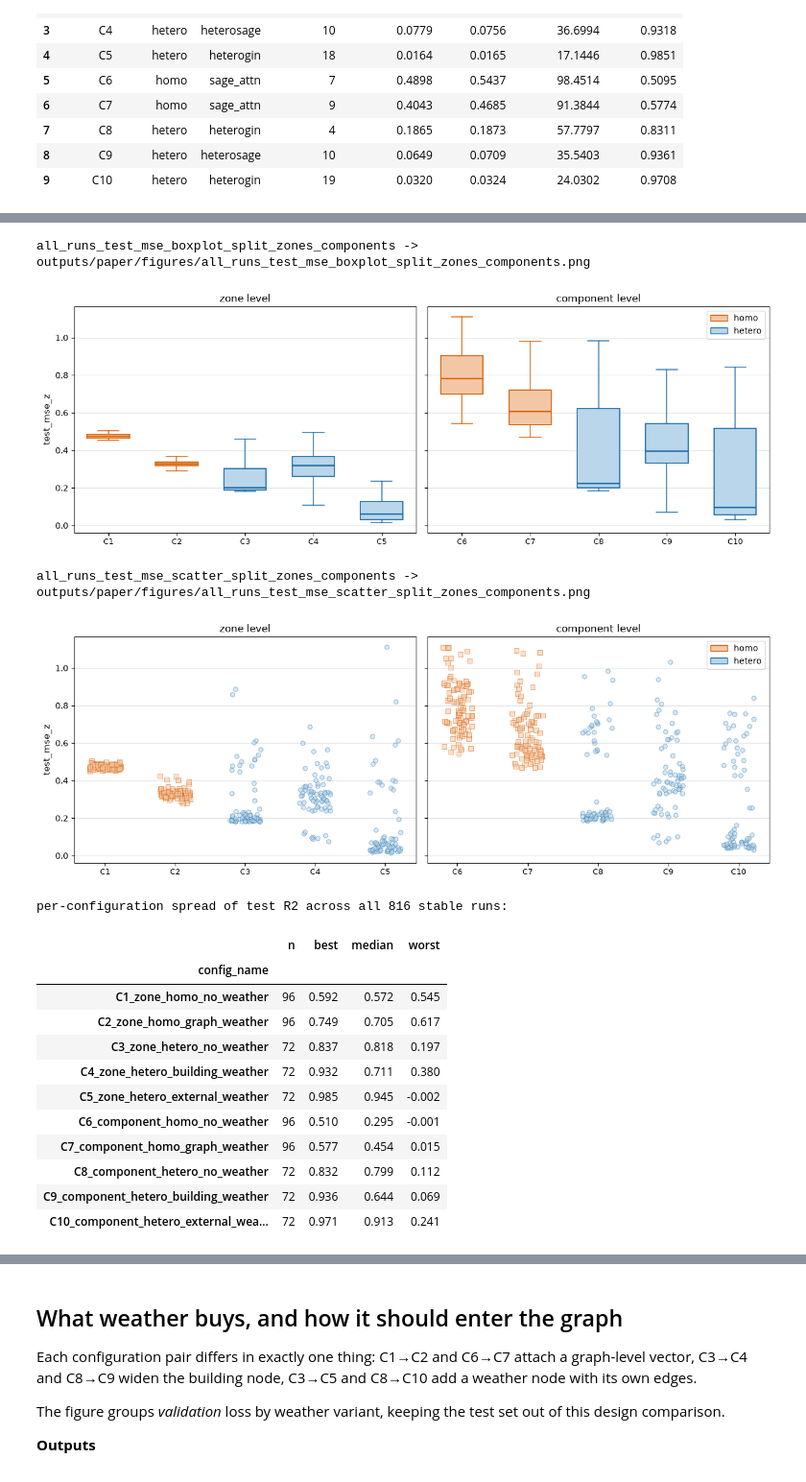
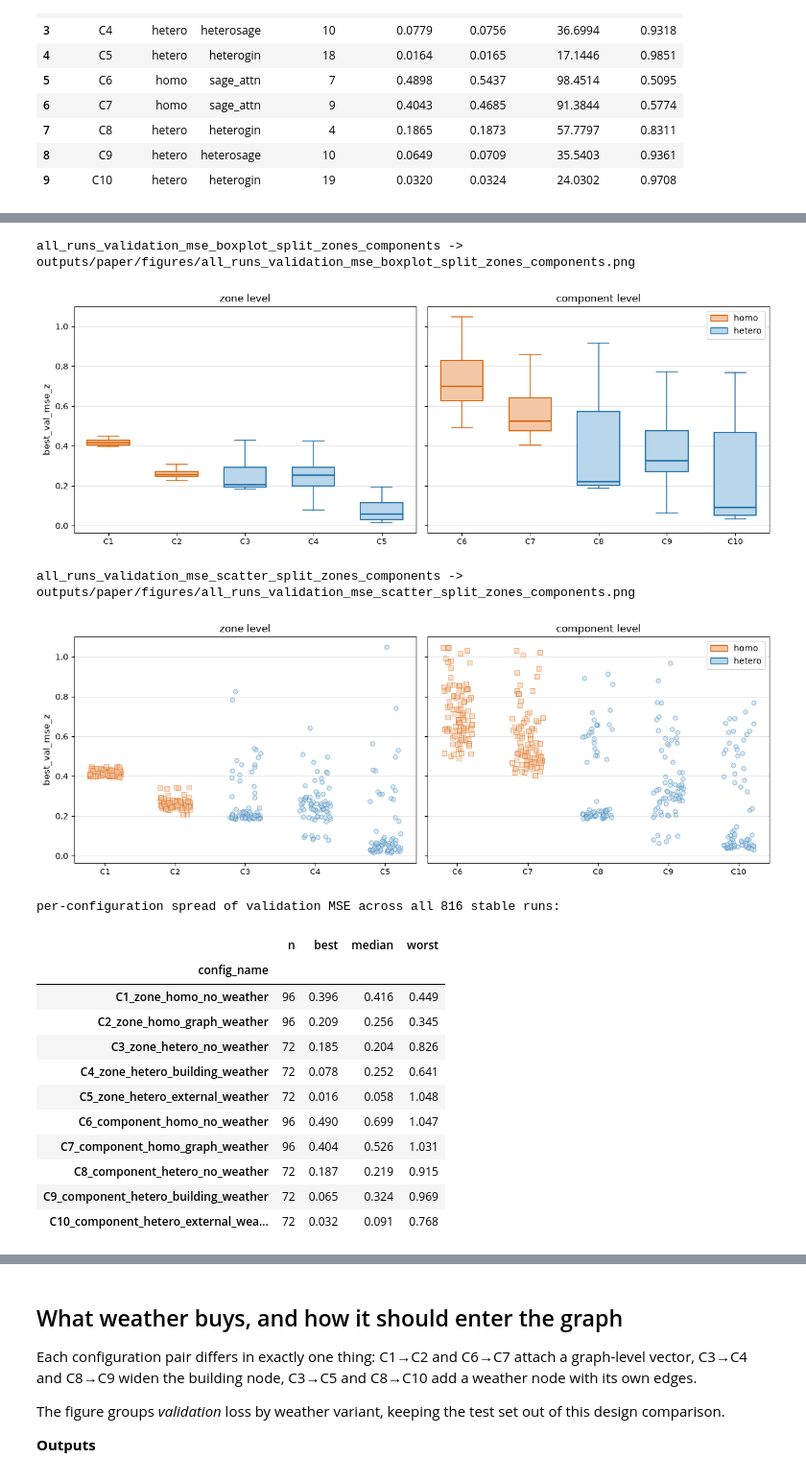
Before and after one commit to adalach/BuildingEnergyGraphs, a Jupyter notebook: notebooks/BEG_05_Results.ipynb, the cells around one changed output, grey strips where cells are left out. Shown at 96% size. Drawn from its saved outputs; the diff is of its cells as text; code cells hidden in the pictures.

Commit message:
Report all-run results from validation metrics

```diff
--- a/notebooks/BEG_05_Results.ipynb
+++ b/notebooks/BEG_05_Results.ipynb
@@ -290,40 +286,40 @@ graph size.
 # %%
-all_runs_table = R.summarise_all_runs(stable)
-all_runs_table.to_csv(TABLES_DIR / "test_summary_all_runs_config_model_key.csv", index=False)
+validation_runs_table = R.summarise_validation_runs(stable)
+validation_runs_table.to_csv(TABLES_DIR / "validation_summary_all_runs_config_model_key.csv", index=False)
 
 for name, figure in (
-    ("all_runs_test_mse_boxplot_split_zones_components", P.plot_all_runs_boxplot(stable)),
-    ("all_runs_test_mse_scatter_split_zones_components", P.plot_all_runs_scatter(stable)),
+    ("all_runs_validation_mse_boxplot_split_zones_components", P.plot_all_runs_boxplot(stable)),
+    ("all_runs_validation_mse_scatter_split_zones_components", P.plot_all_runs_scatter(stable)),
 ):
     written = P.save_figure(figure, FIGURES_DIR / f"{name}.png", dpi=FIGURE_DPI, formats=FIGURE_FORMATS)
     print(f"{name} -> {display_path(written[0])}")
     show(figure)
 
-print(f"\nper-configuration spread of test R2 across all {len(stable)} stable runs:")
+print(f"\nper-configuration spread of validation MSE across all {len(stable)} stable runs:")
 display(
-    stable.assign(test_r2_raw=lambda d: pd.to_numeric(d["test_r2_raw"], errors="coerce"))
-        .groupby("config_name")["test_r2_raw"]
-        .agg(n="size", best="max", median="median", worst="min")
+    stable.assign(best_val_mse_z=lambda d: pd.to_numeric(d["best_val_mse_z"], errors="coerce"))
+        .groupby("config_name")["best_val_mse_z"]
+        .agg(n="size", best="min", median="median", worst="max")
         .reindex(sorted(stable["config_name"].unique(), key=sort_key))
         .round(3)
 )
 
-all_runs_table.head(12).round(4)
+validation_runs_table.head(12).round(4)
 # %% [output]
-all_runs_test_mse_boxplot_split_zones_components -> outputs/paper/figures/all_runs_test_mse_boxplot_split_zones_components.png
+all_runs_validation_mse_boxplot_split_zones_components -> outputs/paper/figures/all_runs_validation_mse_boxplot_split_zones_components.png
-[figure, old version]
+[figure, new version]
-all_runs_test_mse_scatter_split_zones_components -> outputs/paper/figures/all_runs_test_mse_scatter_split_zones_components.png
+all_runs_validation_mse_scatter_split_zones_components -> outputs/paper/figures/all_runs_validation_mse_scatter_split_zones_components.png
-[figure, old version]
+[figure, new version]
-per-configuration spread of test R2 across all 816 stable runs:
+per-configuration spread of validation MSE across all 816 stable runs:
 |  | n | best | median | worst |
 | config_name |  |  |  |  |
-| C1_zone_homo_no_weather | 96 | 0.592 | 0.572 | 0.545 |
-| C2_zone_homo_graph_weather | 96 | 0.749 | 0.705 | 0.617 |
-| C3_zone_hetero_no_weather | 72 | 0.837 | 0.818 | 0.197 |
-| C4_zone_hetero_building_weather | 72 | 0.932 | 0.711 | 0.380 |
-| C5_zone_hetero_external_weather | 72 | 0.985 | 0.945 | -0.002 |
-| C6_component_homo_no_weather | 96 | 0.510 | 0.295 | -0.001 |
-| C7_component_homo_graph_weather | 96 | 0.577 | 0.454 | 0.015 |
-| C8_component_hetero_no_weather | 72 | 0.832 | 0.799 | 0.112 |
-| C9_component_hetero_building_weather | 72 | 0.936 | 0.644 | 0.069 |
-| C10_component_hetero_external_wea... | 72 | 0.971 | 0.913 | 0.241 |
+| C1_zone_homo_no_weather | 96 | 0.396 | 0.416 | 0.449 |
+| C2_zone_homo_graph_weather | 96 | 0.209 | 0.256 | 0.345 |
+| C3_zone_hetero_no_weather | 72 | 0.185 | 0.204 | 0.826 |
+| C4_zone_hetero_building_weather | 72 | 0.078 | 0.252 | 0.641 |
+| C5_zone_hetero_external_weather | 72 | 0.016 | 0.058 | 1.048 |
+| C6_component_homo_no_weather | 96 | 0.490 | 0.699 | 1.047 |
+| C7_component_homo_graph_weather | 96 | 0.404 | 0.526 | 1.031 |
+| C8_component_hetero_no_weather | 72 | 0.187 | 0.219 | 0.915 |
+| C9_component_hetero_building_weather | 72 | 0.065 | 0.324 | 0.969 |
+| C10_component_hetero_external_wea... | 72 | 0.032 | 0.091 | 0.768 |
```
Also changed, not shown: parts of 8 cells of this notebook, 4 other files.
